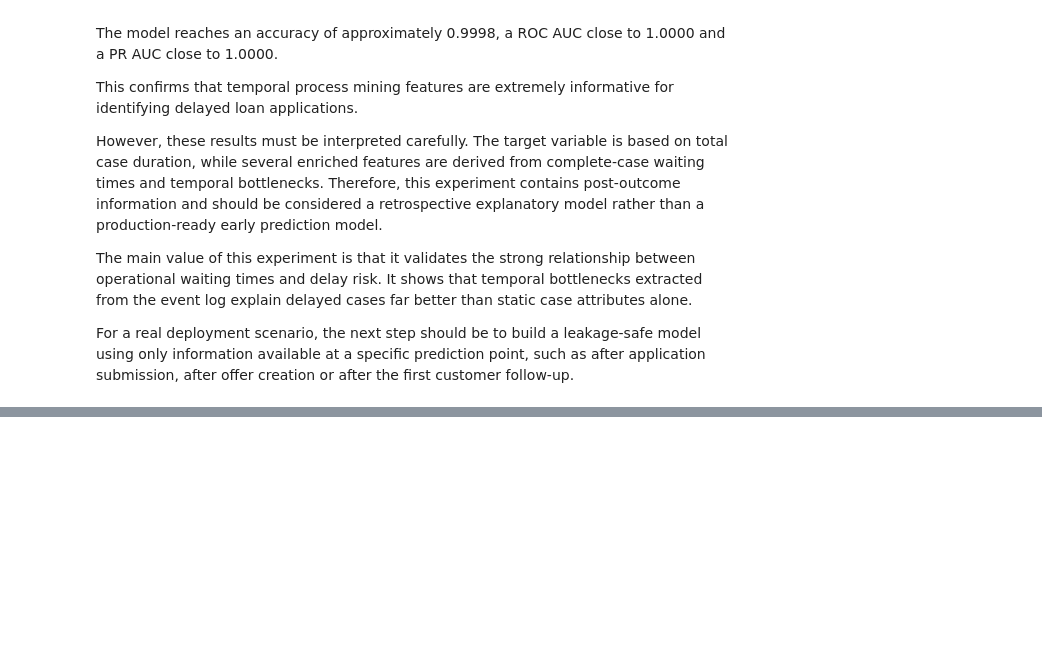
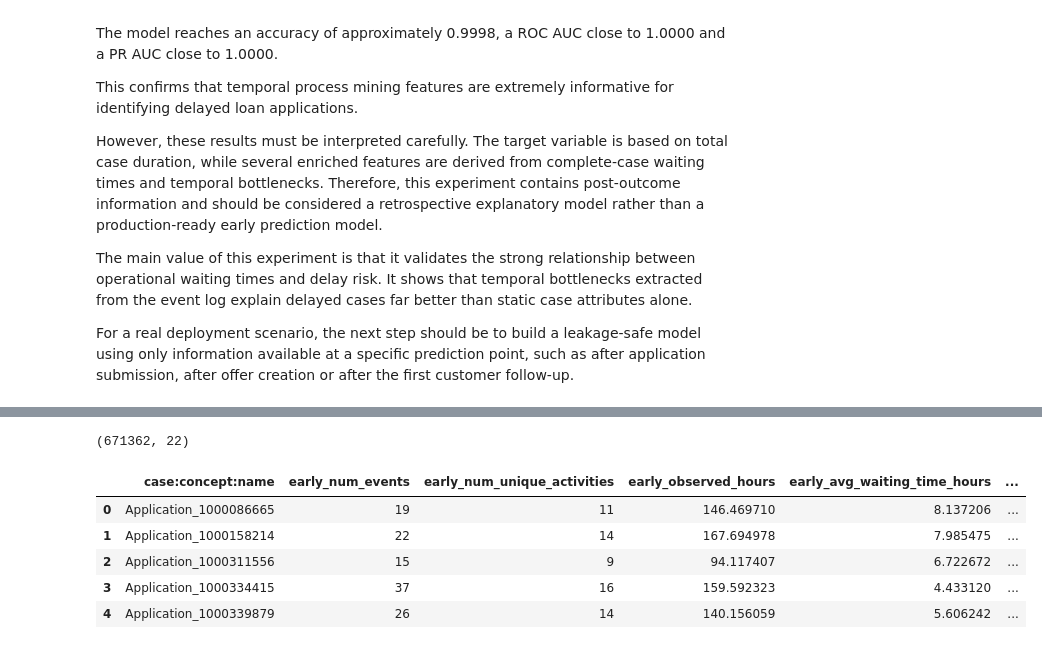
Before and after one commit to alfergal/ml-studio, a Jupyter notebook: ml/loanops/notebooks/03_enriched_modeling.ipynb, the cells around one changed output, grey strips where cells are left out. Drawn from its saved outputs; the diff is of its cells as text; code cells hidden in the pictures; blank space fills up the shorter version.

```diff
--- a/ml/loanops/notebooks/03_enriched_modeling.ipynb
+++ b/ml/loanops/notebooks/03_enriched_modeling.ipynb
@@ -129,0 +138,69 @@ For a real deployment scenario, the next step should be to build a leakage-safe
+# %%
+events = pd.read_csv("../data/bpi_2017_cleaned.csv")
+cases = pd.read_csv("../data/cases_dataset.csv")
+
+events["time:timestamp"] = pd.to_datetime(
+    events["time:timestamp"],
+    errors="coerce",
+)
+
+cases["start_time"] = pd.to_datetime(
+    cases["start_time"],
+    errors="coerce",
+)
+
+events = events.merge(
+    cases[["case:concept:name", "start_time", "is_delayed"]],
+    on="case:concept:name",
+    how="left",
+)
+
+events["hours_from_start"] = (
+    events["time:timestamp"] - events["start_time"]
+).dt.total_seconds() / 3600
+
+early_window_hours = 24 * 7
+
+early_events = events[
+    (events["hours_from_start"] >= 0)
+    & (events["hours_from_start"] <= early_window_hours)
+].copy()
+
+early_events.shape
+# %% [output]
+(671362, 22)
+# %%
+early_events = early_events.sort_values(
+    ["case:concept:name", "time:timestamp"]
+)
+
+early_events["next_timestamp"] = early_events.groupby(
+    "case:concept:name"
+)["time:timestamp"].shift(-1)
+
+early_events["waiting_time_hours"] = (
+    early_events["next_timestamp"] - early_events["time:timestamp"]
+).dt.total_seconds() / 3600
+
+early_temporal_features = early_events.groupby("case:concept:name").agg(
+    early_num_events=("concept:name", "count"),
+    early_num_unique_activities=("concept:name", "nunique"),
+    early_observed_hours=("hours_from_start", "max"),
+    early_avg_waiting_time_hours=("waiting_time_hours", "mean"),
+    early_median_waiting_time_hours=("waiting_time_hours", "median"),
+    early_max_waiting_time_hours=("waiting_time_hours", "max"),
+    early_total_waiting_time_hours=("waiting_time_hours", "sum"),
+    early_num_waits_over_24h=("waiting_time_hours", lambda values: (values > 24).sum()),
+    is_delayed=("is_delayed", "first"),
+).reset_index()
+
+early_temporal_features = early_temporal_features.fillna(0)
+
+early_temporal_features.head()
+# %% [output]
+|  | case:concept:name | early_num_events | early_num_unique_activities | early_observed_hours | early_avg_waiting_time_hours | ... |
+| 0 | Application_1000086665 | 19 | 11 | 146.469710 | 8.137206 | ... |
+| 1 | Application_1000158214 | 22 | 14 | 167.694978 | 7.985475 | ... |
+| 2 | Application_1000311556 | 15 | 9 | 94.117407 | 6.722672 | ... |
+| 3 | Application_1000334415 | 37 | 16 | 159.592323 | 4.433120 | ... |
+| 4 | Application_1000339879 | 26 | 14 | 140.156059 | 5.606242 | ... |
```
Also changed, not shown: parts of 10 cells of this notebook.
